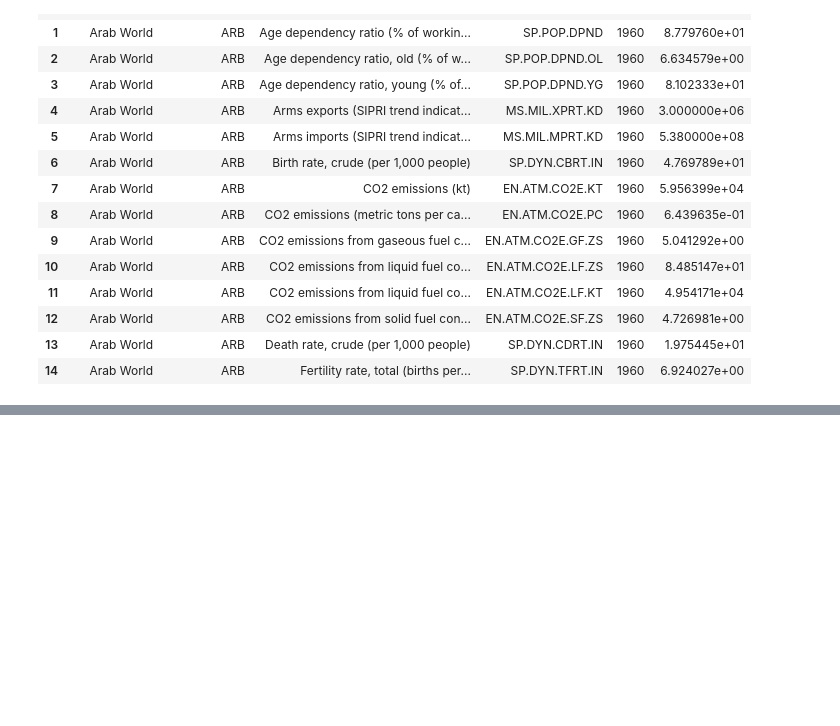
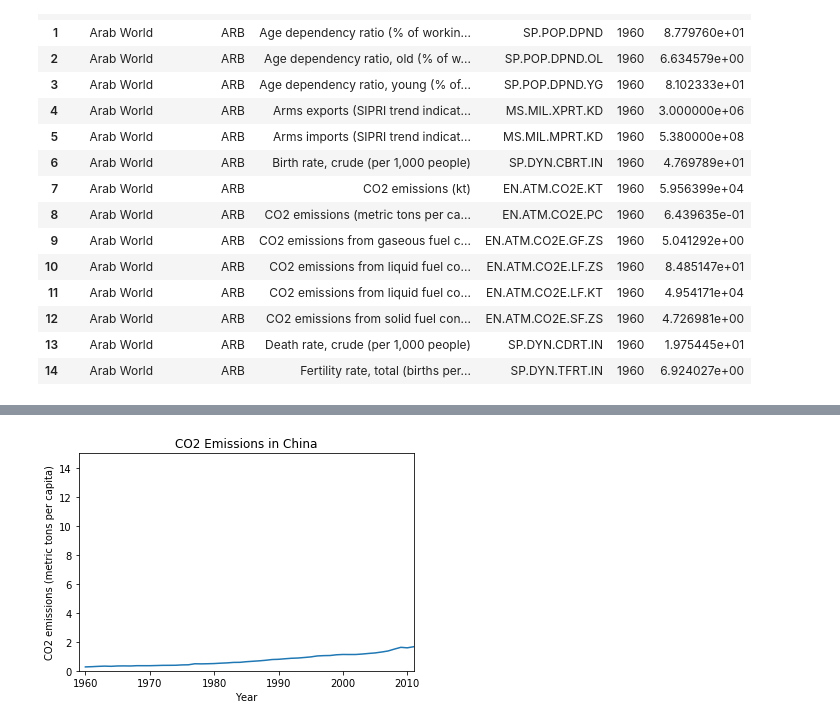
Before and after one commit to srujaan/Data-Science, a Jupyter notebook: week-5-Visualization/practice.ipynb, the cells around one changed output, grey strips where cells are left out. Saved outputs shown, nothing was run; the diff lists cells and outputs as text; code cells hidden in the pictures; blank space fills up the shorter version.

```diff
--- a/week-5-Visualization/practice.ipynb
+++ b/week-5-Visualization/practice.ipynb
@@ -71,0 +72,17 @@ plt.show()
+# %%
+# switch to a line plot
+plt.plot(display['Year'].values, display['Value'].values)
+
+# Label the axes
+plt.xlabel('Year')
+plt.ylabel(display['IndicatorName'].iloc[0])
+
+#label the figure
+plt.title('CO2 Emissions in China')
+
+# to make more honest, start they y axis at 0
+plt.axis([1959, 2011,0,15])
+
+plt.show()
+# %% [output]
+[figure, added]
```
Also changed, not shown: parts of 9 cells of this notebook.
